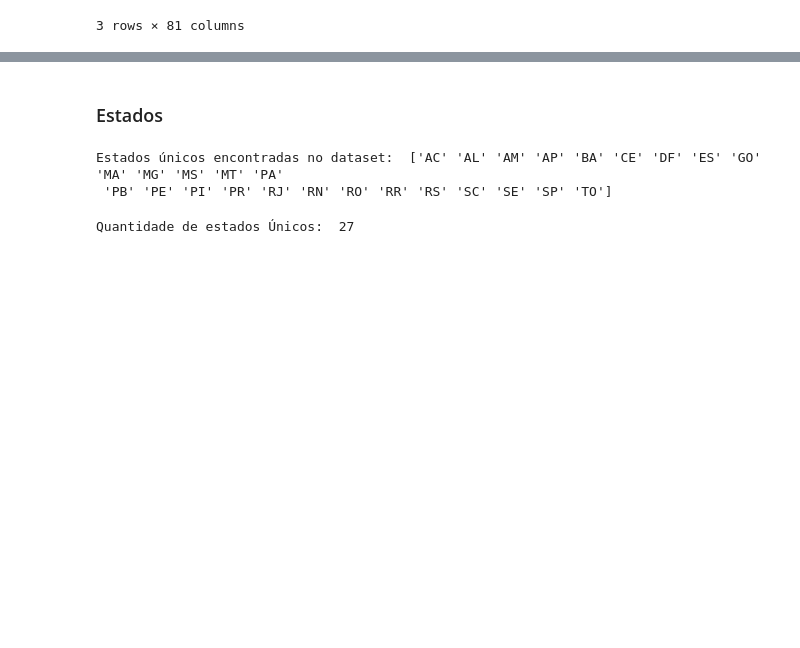
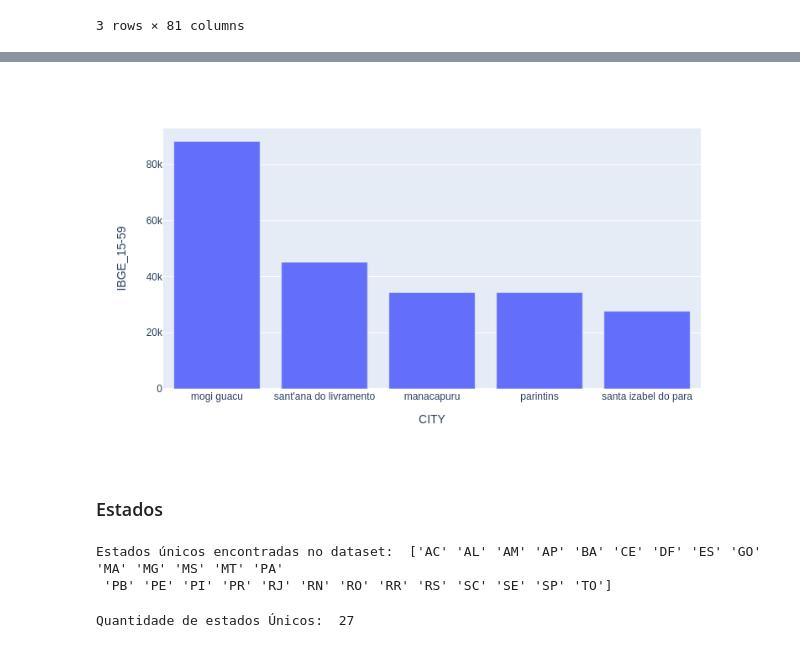
Before and after one commit to vf-fontes/intro-cd, a Jupyter notebook: 20200930_Olist.ipynb, the cells around one changed output, grey strips where cells are left out. Drawn from its saved outputs; the diff is of its cells as text; code cells hidden in the pictures; blank space fills up the shorter version.

```diff
--- a/20200930_Olist.ipynb
+++ b/20200930_Olist.ipynb
@@ -167,3 +179,10 @@ Name: IBGE_15-59, dtype: float64
+# %%
+# 5 maiores cidades que não possuem um único cliente
+data = df_cidades_sem_clientes[['CITY','IBGE_15-59']].sort_values('IBGE_15-59',ascending=False).head(5)
+fig = px.bar(data,x='CITY',y='IBGE_15-59')
+gitly.show(fig)
+# %% [output]
+[figure, added]
 # %% [markdown]
 ### Estados
 # %%
```
Also changed, not shown: parts of 10 cells of this notebook.
